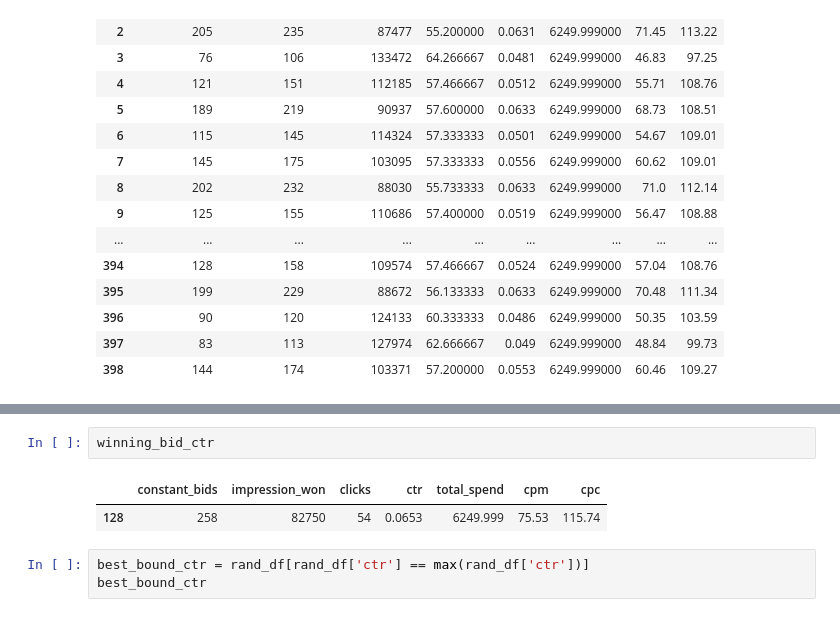
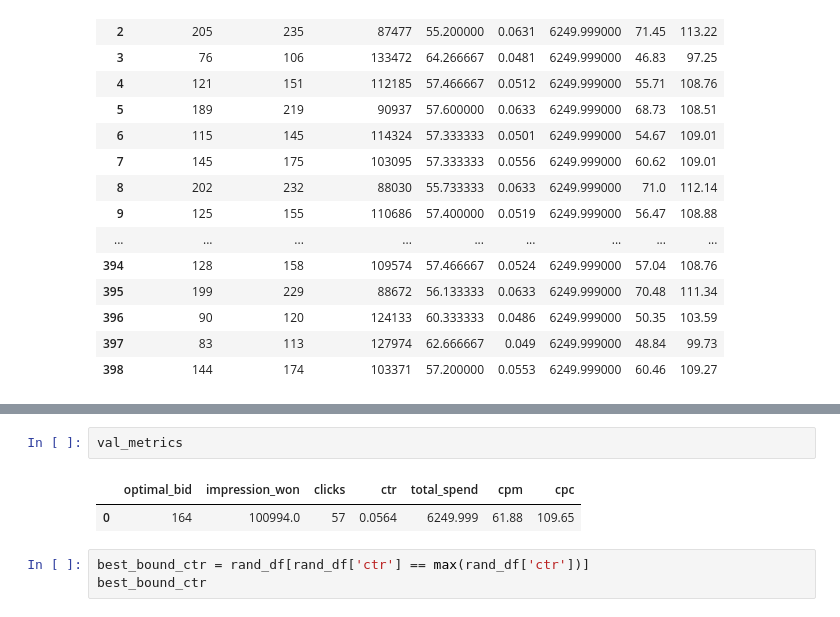
Before and after one commit to FaizalNafis/maai_bid_strategy, a Jupyter notebook: Q2_BasicBiddingStrategies.ipynb, the cells around one changed output, grey strips where cells are left out. Saved outputs shown, nothing was run; the diff lists cells and outputs as text.

```diff
--- a/Q2_BasicBiddingStrategies.ipynb
+++ b/Q2_BasicBiddingStrategies.ipynb
@@ -348,8 +236,8 @@ best_bound_clicks
-# %%
-winning_bid_ctr
-# %% [output]
-|  | constant_bids | impression_won | clicks | ctr | total_spend | cpm | cpc |
-| 128 | 258 | 82750 | 54 | 0.0653 | 6249.999 | 75.53 | 115.74 |
+# %%
+val_metrics
+# %% [output]
+|  | optimal_bid | impression_won | clicks | ctr | total_spend | cpm | cpc |
+| 0 | 164 | 100994.0 | 57 | 0.0564 | 6249.999 | 61.88 | 109.65 |
 # %%
 best_bound_ctr = rand_df[rand_df['ctr'] == max(rand_df['ctr'])]
 best_bound_ctr
```
Also changed, not shown: parts of 19 cells of this notebook.
